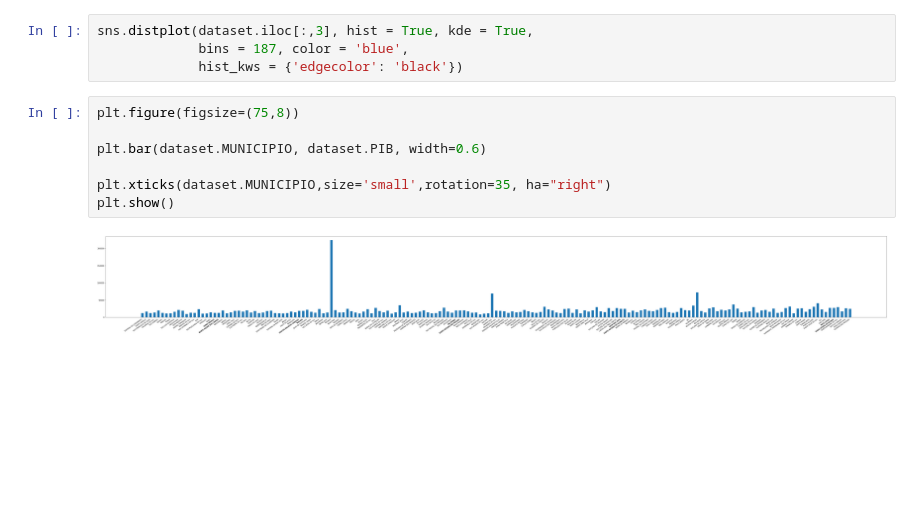
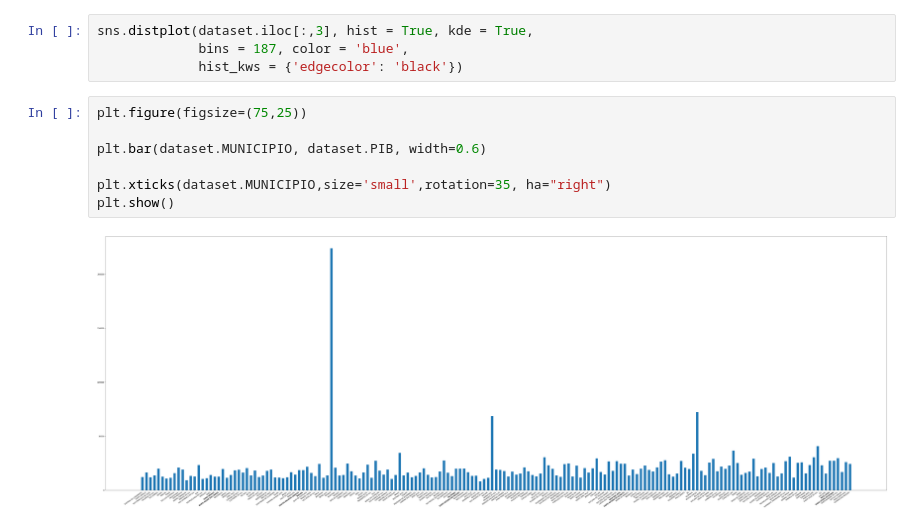
Before and after one commit to hecpinheiro/Ciencia-de-dados, a Jupyter notebook: dadosgovRS.ipynb, the cells around one changed output. Drawn from its saved outputs; the diff is of its cells as text; blank space fills up the shorter version.

```diff
--- a/dadosgovRS.ipynb
+++ b/dadosgovRS.ipynb
@@ -43,12 +42,12 @@ sns.distplot(dataset.iloc[:,3], hist = True, kde = True,
              bins = 187, color = 'blue',
              hist_kws = {'edgecolor': 'black'})
 # %%
-plt.figure(figsize=(75,8))
+plt.figure(figsize=(75,25))
 
 plt.bar(dataset.MUNICIPIO, dataset.PIB, width=0.6)
 
 plt.xticks(dataset.MUNICIPIO,size='small',rotation=35, ha="right")
 plt.show()
 # %% [output]
-[figure, old version]
+[figure, new version]
 # %%
```
Also changed, not shown: parts of 3 cells of this notebook.
